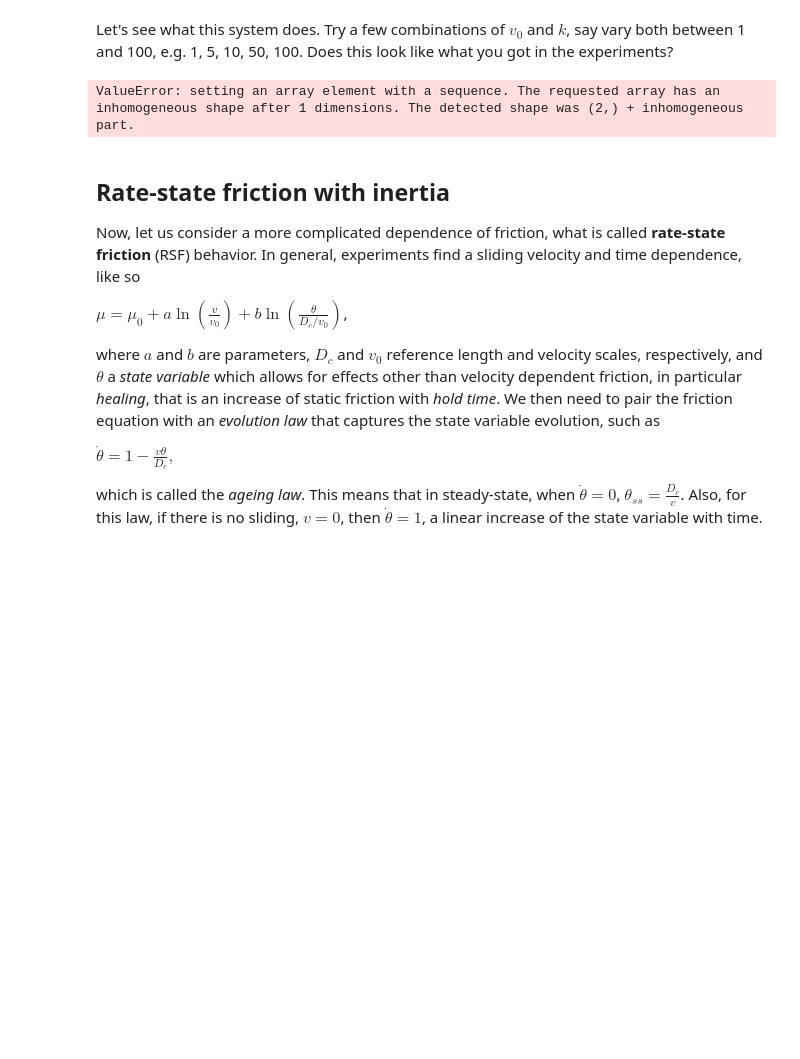
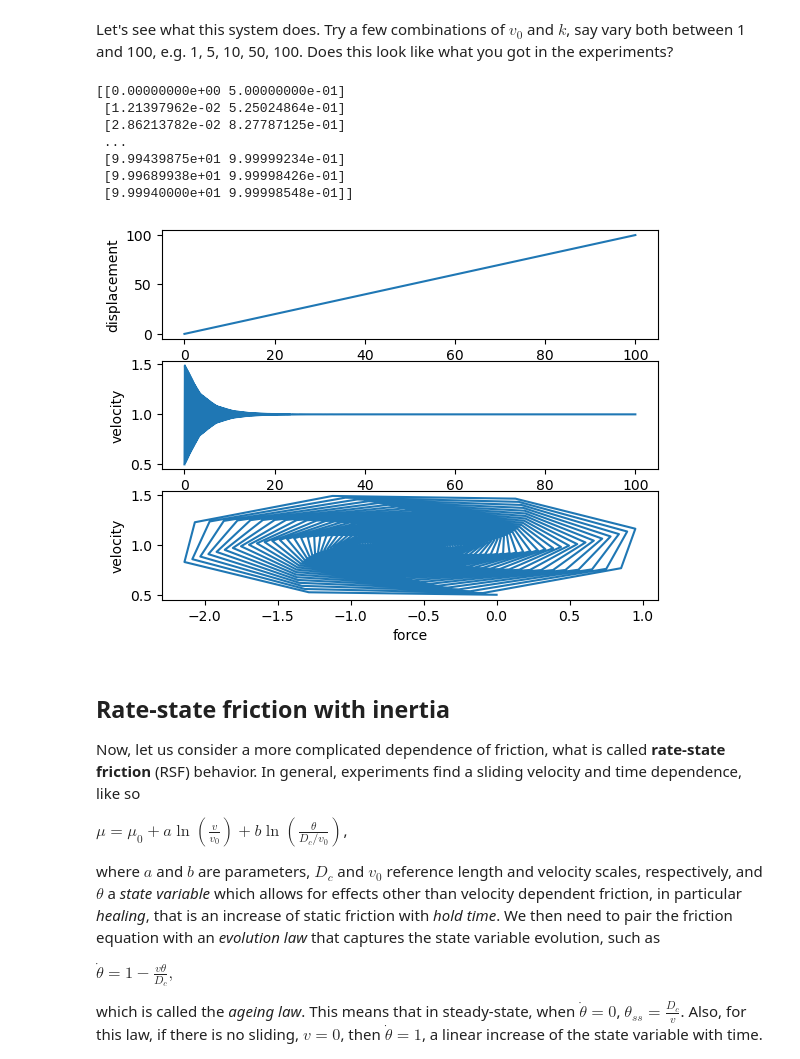
Before and after one commit to dunyuliu/Earth_From_Lab_To_Planet_Tutorials, a Jupyter notebook: Module2.1_RateStateFriction.ipynb, the cells around one changed output. Cells and saved outputs as stored; diff of their text form; code cells hidden in the pictures; blank space fills up the shorter version.

Commit message:
Update Module2.1_RateStateFriction.ipynb
Fix setting array element to a sequence error in function friction.

```diff
--- a/Module2.1_RateStateFriction.ipynb
+++ b/Module2.1_RateStateFriction.ipynb
@@ -76,31 +76,47 @@ m \dot{y} +  \mathrm{sgn}(\dot{x})  \sigma_n  \mu(y) = -k(x-tv_l)\\
 Which we can write as computer code for the ODE solver from before, using our friction function, as:
 # %%
 def dxdt(x, t, m,k,mu_d,mu_s,smA,v0,vmax):
+    ###
+    #f0 = x[1]
+    #f1 = -(k*(x[0]-t*v0) + np.sign(x[1])*par.sn*friction([x[1]],mu_d,mu_s,vmax))/m
+    #print([f0,f1])
+    # The above code will return 'setting an array element with a sequence' error.
+    # print([f0,f1]) will show [0.5, array([-5,5])] because friction will return a numpy array instead of a number
+
     f0 = x[1]
-    f1 = -(k*(x[0]-t*v0) + np.sign(x[1])*par.sn*friction([x[1]],mu_d,mu_s,vmax))/m
-    return [f0,f1]
+    f1 = -(k*(x[0]-t*v0) + np.sign(x[1])*par.sn*friction([x[1]],mu_d,mu_s,vmax)[0])/m
+    #print([f0, f1])
+    return [f0, f1]
 
 def ode_solver_scipy(xInit,t, par):
     sol     = integrate.odeint(dxdt, xInit, t, astuple(par), rtol=1e-12)
+    print(sol)
     return sol
 # %% [markdown]
 Let's see what this system does. Try a few combinations of $v_0$ and $k$, say vary both between 1 and 100, e.g. 1, 5, 10, 50, 100. Does this look like what you got in the experiments?
 # %%
-x0=[0,0.5]
+x0 = [0., 0.5]
 tmax=100
 nsteps = 4000
 t = np.linspace(0,tmax,nsteps)
-par.m=.1;par.k=.1;par.v0=1
+par.m=.1;par.k=100;par.v0=1
 x   = ode_solver_scipy(x0,t,par)
 force=par.k*(x[:,0]-t*par.v0)
 
 fig, axes = plt.subplots(3,1)
 axes[0].plot(t,x[:,0]);axes[0].set_xlabel('time');axes[0].set_ylabel('displacement')
 axes[1].plot(t,x[:,1]);axes[1].set_xlabel('time');axes[1].set_ylabel('velocity')
 axes[2].plot(force,x[:,1]);axes[2].set_xlabel('force');axes[2].set_ylabel('velocity')
 plt.show()
 # %% [output]
-ValueError: setting an array element with a sequence. The requested array has an inhomogeneous shape after 1 dimensions. The detected shape was (2,) + inhomogeneous part.
+[[0.00000000e+00 5.00000000e-01]
+ [1.21397962e-02 5.25024864e-01]
+ [2.86213782e-02 8.27787125e-01]
+ ...
+ [9.99439875e+01 9.99999234e-01]
+ [9.99689938e+01 9.99998426e-01]
+ [9.99940000e+01 9.99998548e-01]]
+[figure, added]
 # %% [markdown]
 ## Rate-state friction with inertia
 
```
Also changed, not shown: parts of 6 cells of this notebook.
